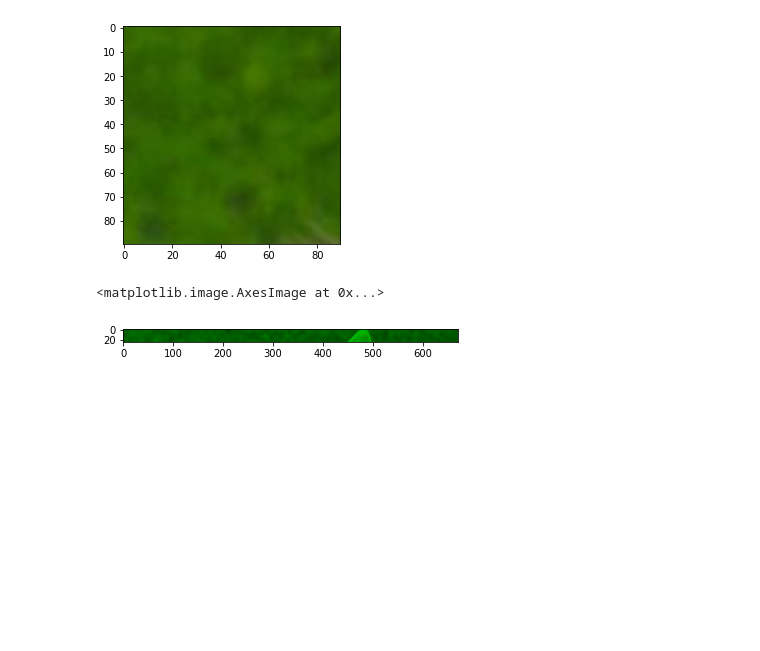
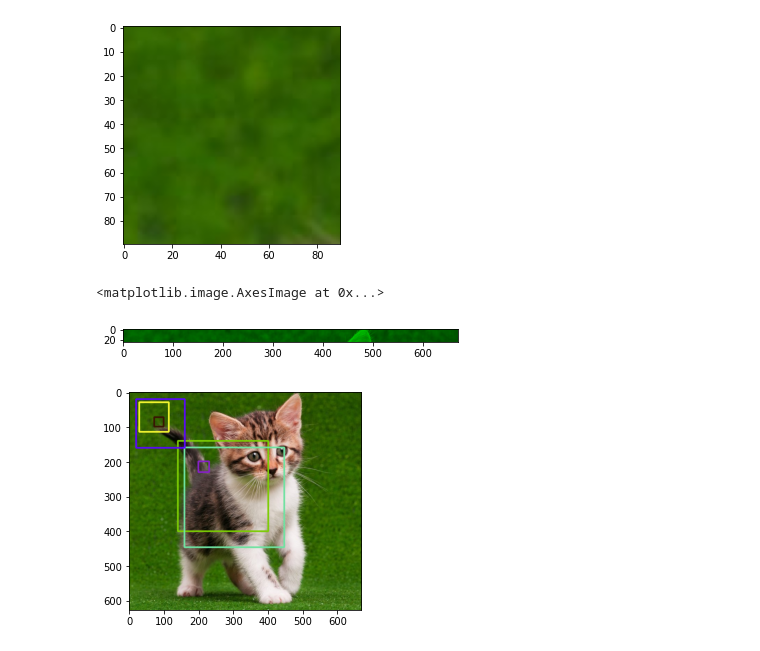
Before and after one commit to PanduDLaksono/PVCK_Genap_2021, a Jupyter notebook: Week2.ipynb, the cells around one changed output. Saved outputs shown, nothing was run; the diff lists cells and outputs as text; code cells hidden in the pictures; blank space fills up the shorter version.

```diff
--- a/Week2.ipynb
+++ b/Week2.ipynb
@@ -186,0 +184,26 @@ img_11 = cv.cvtColor(img_1, cv.COLOR_BGR2RGB)
+# %%
+# 4. Buat 5 kotak berbagai ukuran dan warna yang berbeda dalam satu image !
+
+import random
+
+img_11 = cv.cvtColor(img_1, cv.COLOR_BGR2RGB)
+
+for y in range (6):
+  start = random.randint(0, 512)
+  end = random.randint(0, 512)
+
+  clr1 = random.randint(0, 255)
+  clr2 = random.randint(0, 255)
+  clr3 = random.randint(0, 255)
+  clr4 = random.randint(0, 255)
+
+  str_pt = (start, start)
+  end_pt = (end, end)
+  color = (clr1, clr2, clr3, clr4)
+  thickness = 4
+
+  img_11 = cv.rectangle(img_11, str_pt, end_pt, color, thickness)
+
+  plt.imshow(img_11)
+# %% [output]
+[figure, added]
```
Also changed, not shown: parts of 3 cells of this notebook.
